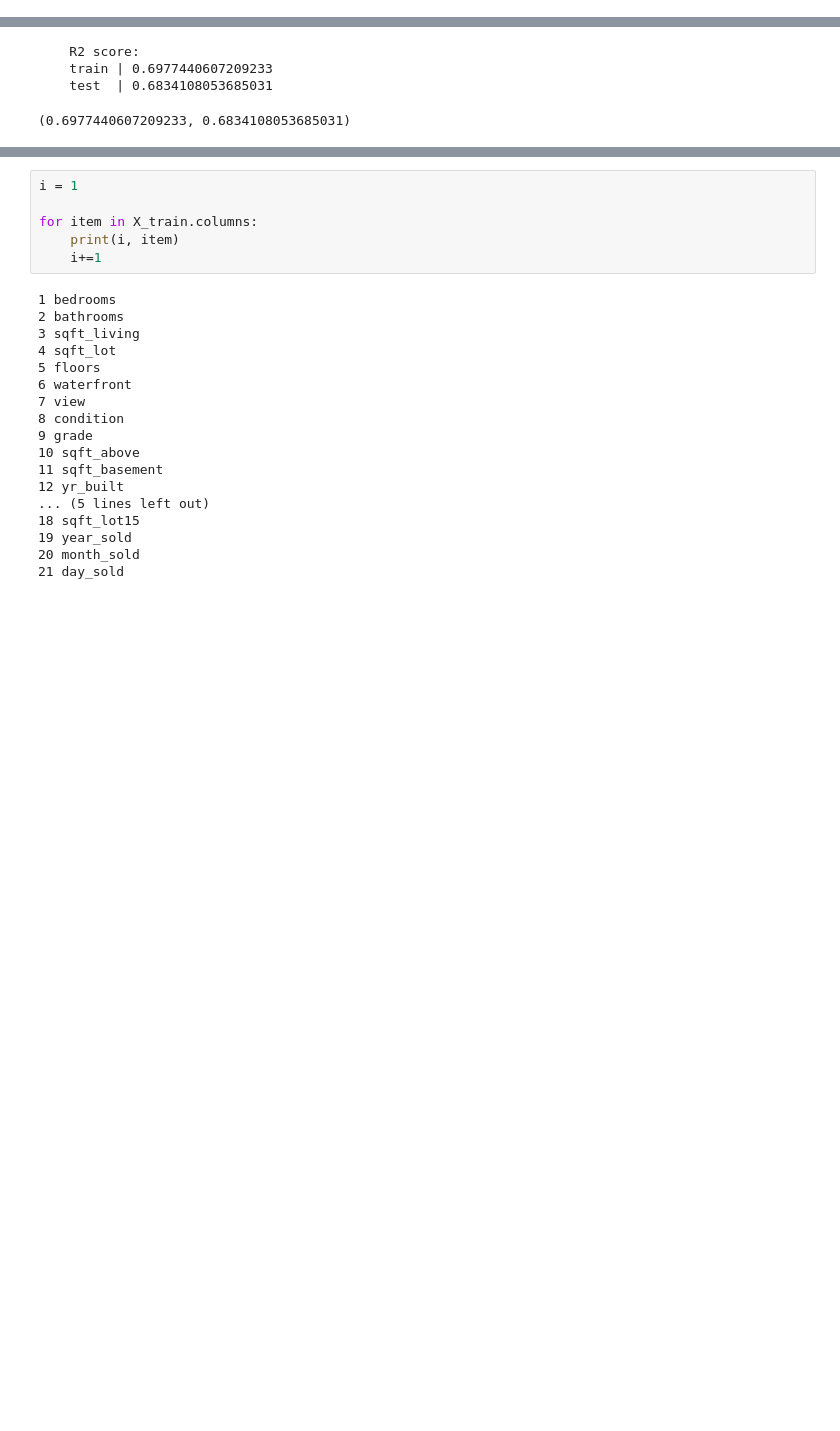
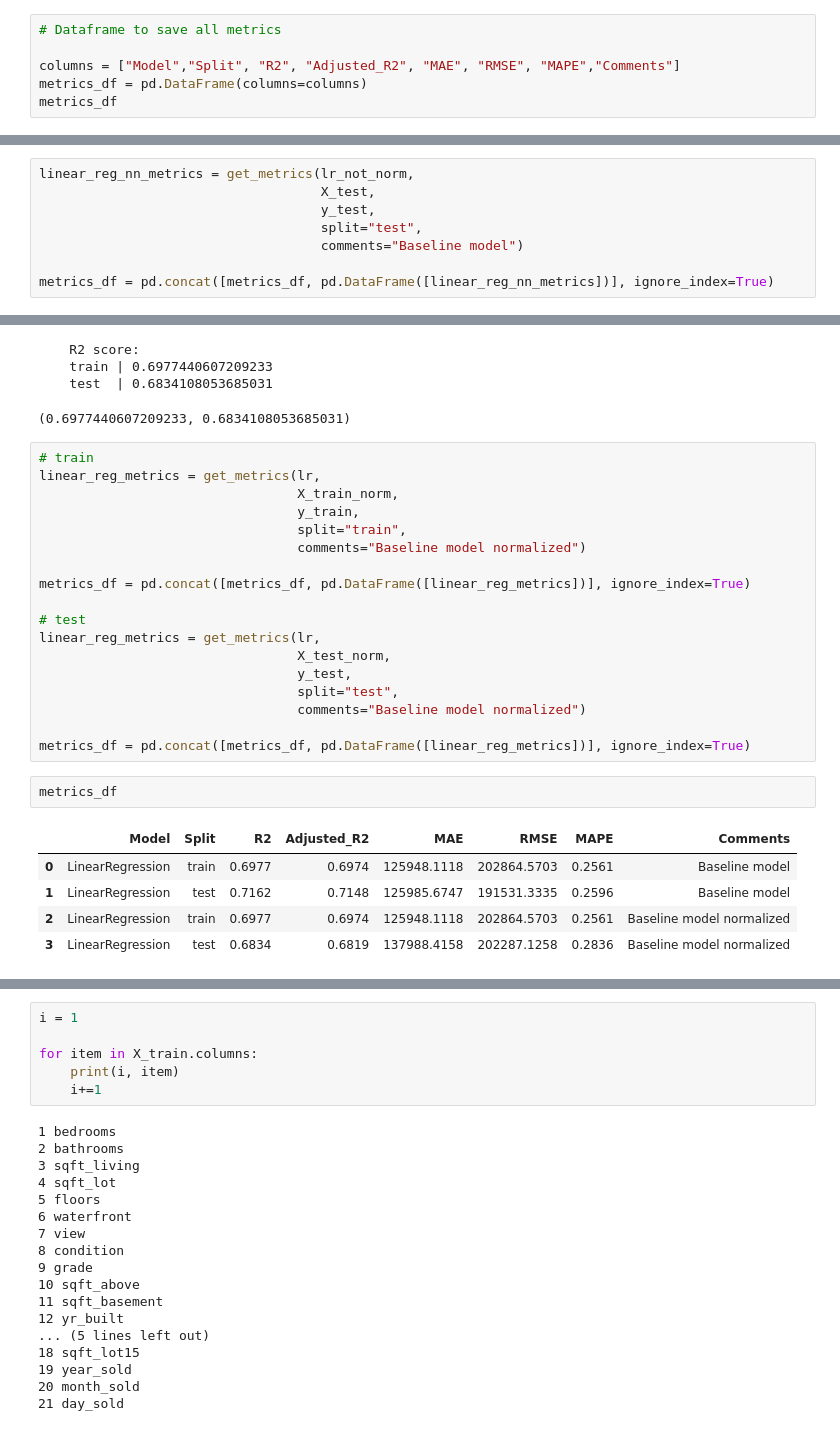
Before and after one commit to coffeedrunkpanda/King-County-Housing-Analysis, a Jupyter notebook: 1_EDA.ipynb, the cells around one changed output, grey strips where cells are left out. Saved outputs shown, nothing was run; the diff lists cells and outputs as text; blank space fills up the shorter version.

Commit message:
Add metrics table and add comments

```diff
--- a/1_EDA.ipynb
+++ b/1_EDA.ipynb
@@ -183,0 +200,6 @@ Name: price, Length: 17290, dtype: float64
+# %%
+# Dataframe to save all metrics
+
+columns = ["Model","Split", "R2", "Adjusted_R2", "MAE", "RMSE", "MAPE","Comments"]
+metrics_df = pd.DataFrame(columns=columns)
+metrics_df
@@ -198,0 +278,8 @@ get_r_squared(y_train=y_train, y_pred_train=y_train_pred_nn, y_test = y_test, y_
+# %%
+linear_reg_nn_metrics = get_metrics(lr_not_norm,
+                                    X_test,
+                                    y_test,
+                                    split="test",
+                                    comments="Baseline model")
+
+metrics_df = pd.concat([metrics_df, pd.DataFrame([linear_reg_nn_metrics])], ignore_index=True)
@@ -255,4 +357,30 @@ get_r_squared(y_train=y_train, y_pred_train=y_train_pred, y_test = y_test, y_pre
     train | 0.6977440607209233
     test  | 0.6834108053685031
 (0.6977440607209233, 0.6834108053685031)
+# %%
+# train
+linear_reg_metrics = get_metrics(lr,
+                                 X_train_norm,
+                                 y_train,
+                                 split="train",
+                                 comments="Baseline model normalized")
+
+metrics_df = pd.concat([metrics_df, pd.DataFrame([linear_reg_metrics])], ignore_index=True)
+
+# test
+linear_reg_metrics = get_metrics(lr,
+                                 X_test_norm,
+                                 y_test,
+                                 split="test",
+                                 comments="Baseline model normalized")
+
+metrics_df = pd.concat([metrics_df, pd.DataFrame([linear_reg_metrics])], ignore_index=True)
+# %%
+metrics_df
+# %% [output]
+|  | Model | Split | R2 | Adjusted_R2 | MAE | RMSE | MAPE | Comments |
+| 0 | LinearRegression | train | 0.6977 | 0.6974 | 125948.1118 | 202864.5703 | 0.2561 | Baseline model |
+| 1 | LinearRegression | test | 0.7162 | 0.7148 | 125985.6747 | 191531.3335 | 0.2596 | Baseline model |
+| 2 | LinearRegression | train | 0.6977 | 0.6974 | 125948.1118 | 202864.5703 | 0.2561 | Baseline model normalized |
+| 3 | LinearRegression | test | 0.6834 | 0.6819 | 137988.4158 | 202287.1258 | 0.2836 | Baseline model normalized |
 # %%
```
Also changed, not shown: parts of 29 cells of this notebook.
